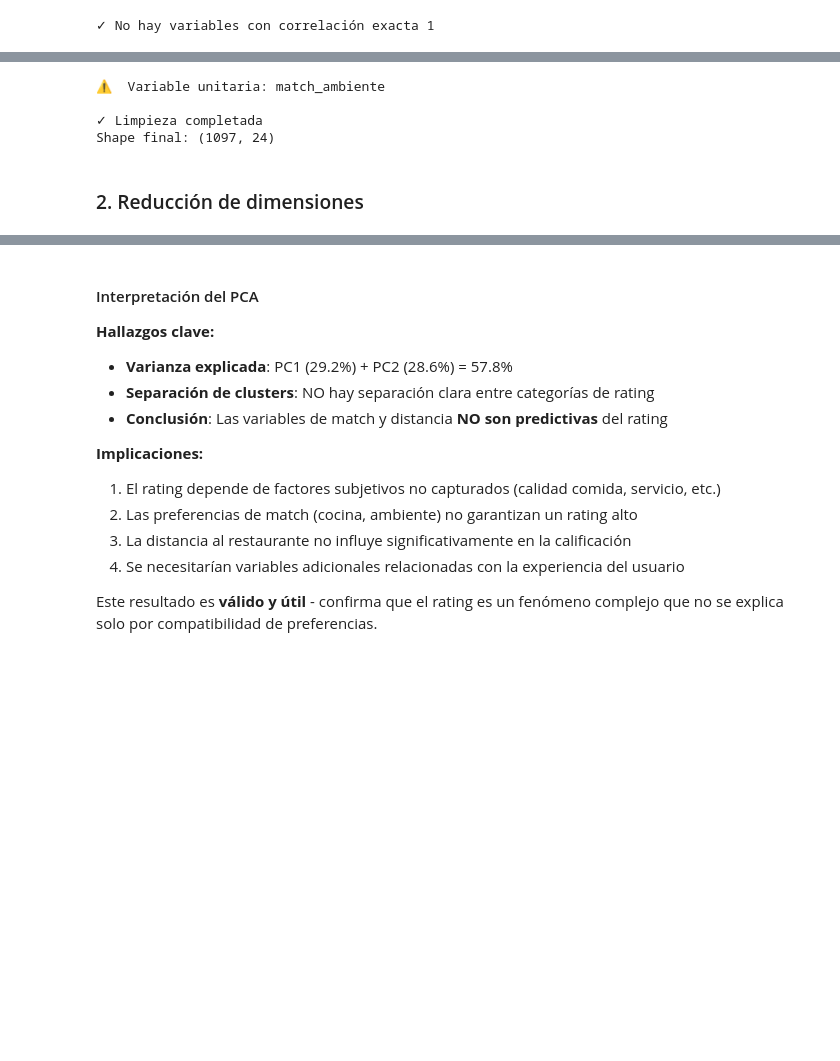
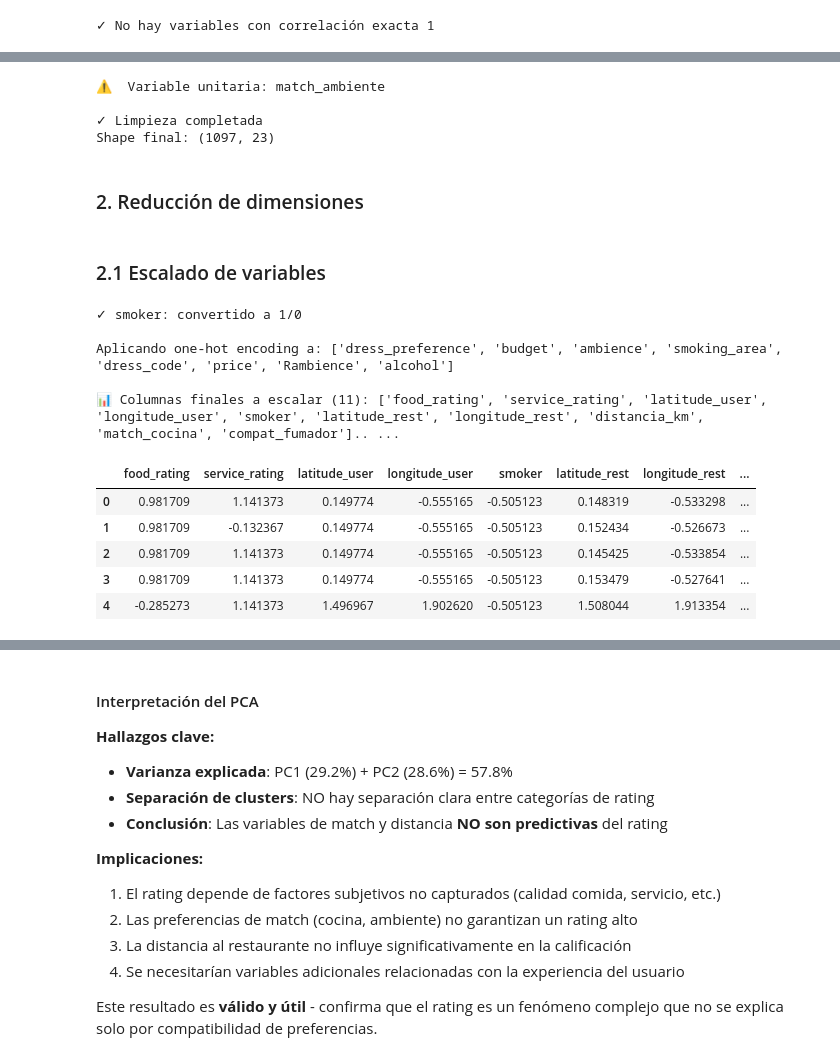
Before and after one commit to somexav/ciencia_datos_examen, a Jupyter notebook: examen.ipynb, the cells around one changed output, grey strips where cells are left out. Saved outputs shown, nothing was run; the diff lists cells and outputs as text; code cells hidden in the pictures; blank space fills up the shorter version.

```diff
--- a/examen.ipynb
+++ b/examen.ipynb
@@ -368,9 +384,5 @@ visualization.plot_interactive_boxplot(
 # %% [markdown]
 ## 1.2  Remoción de variables altamente correlacionadas
-# %%
-# Se eliminan las columnas de latitud para restaurente y usuario
-datos_limpios = datos_limpios#.drop(columns=['latitude_user', 'longitude_user',
-                                            #'latitude_rest', 'longitude_rest'])
 # %%
 resultado_completo = analysis.check_data_completeness_JavierMartinezReyes(datos_limpios)
 # %% [output]
@@ -518,11 +528,11 @@ datos_limpios.sample(5)
 for col in datos_limpios.columns:
     if datos_limpios[col].nunique() <= 1:
         print(f"⚠️  Variable unitaria: {col}")
-        #datos_limpios = datos_limpios.drop(columns=[col])
+        datos_limpios = datos_limpios.drop(columns=[col])
 print(f"\n✓ Limpieza completada")
 print(f"Shape final: {datos_limpios.shape}")
 # %% [output]
 ⚠️  Variable unitaria: match_ambiente
 
 ✓ Limpieza completada
-Shape final: (1097, 24)
+Shape final: (1097, 23)
@@ -530,0 +551,2 @@ Shape final: (1097, 24)
+# %% [markdown]
+### 2.1 Escalado de variables
@@ -530,0 +590,49 @@ Shape final: (1097, 24)
+# %%
+# Preparar datos para escalado: convertir categóricas a numéricas
+df_para_escalar = datos_limpios.copy()
+
+# 1. Convertir variables booleanas (true/false) a 1/0
+columnas_booleanas = ['smoker']  # Añade otras si existen
+for col in columnas_booleanas:
+    if col in df_para_escalar.columns:
+        df_para_escalar[col] = (df_para_escalar[col] == 'true').astype(int)
+        print(f"✓ {col}: convertido a 1/0")
+
+# 2. Aplicar one-hot encoding a categóricas restantes
+columnas_categoricas = df_para_escalar.select_dtypes(include=['object']).columns.tolist()
+# Excluir rating_category y userID
+columnas_categoricas = [col for col in columnas_categoricas
+                       if col not in ['rating_category', 'userID', 'placeID']]
+
+if columnas_categoricas:
+    print(f"\nAplicando one-hot encoding a: {columnas_categoricas}")
+    df_para_escalar = pd.get_dummies(df_para_escalar,
+                                     columns=columnas_categoricas,
+                                     drop_first=True)
+
+# 3. Seleccionar columnas numéricas para escalar
+columnas_numericas = df_para_escalar.select_dtypes(include=[np.number]).columns.tolist()
+columnas_a_escalar = [col for col in columnas_numericas
+                      if col not in ['rating', 'userID', 'placeID']]
+
+print(f"\n📊 Columnas finales a escalar ({len(columnas_a_escalar)}): {columnas_a_escalar[:10]}...")
+
+# 4. Escalar
+datos_escalados, scaler = escalar_datos(
+    df_para_escalar[columnas_a_escalar],
+    metodo='standard'
+)
+
+datos_escalados.head()
+# %% [output]
+✓ smoker: convertido a 1/0
+
+Aplicando one-hot encoding a: ['dress_preference', 'budget', 'ambience', 'smoking_area', 'dress_code', 'price', 'Rambience', 'alcohol']
+
+📊 Columnas finales a escalar (11): ['food_rating', 'service_rating', 'latitude_user', 'longitude_user', 'smoker', 'latitude_rest', 'longitude_rest', 'distancia_km', 'match_cocina', 'compat_fumador'].. ...
+|  | food_rating | service_rating | latitude_user | longitude_user | smoker | latitude_rest | longitude_rest | ... |
+| 0 | 0.981709 | 1.141373 | 0.149774 | -0.555165 | -0.505123 | 0.148319 | -0.533298 | ... |
+| 1 | 0.981709 | -0.132367 | 0.149774 | -0.555165 | -0.505123 | 0.152434 | -0.526673 | ... |
+| 2 | 0.981709 | 1.141373 | 0.149774 | -0.555165 | -0.505123 | 0.145425 | -0.533854 | ... |
+| 3 | 0.981709 | 1.141373 | 0.149774 | -0.555165 | -0.505123 | 0.153479 | -0.527641 | ... |
+| 4 | -0.285273 | 1.141373 | 1.496967 | 1.902620 | -0.505123 | 1.508044 | 1.913354 | ... |
```
Also changed, not shown: parts of 16 cells of this notebook, 1 other file.
